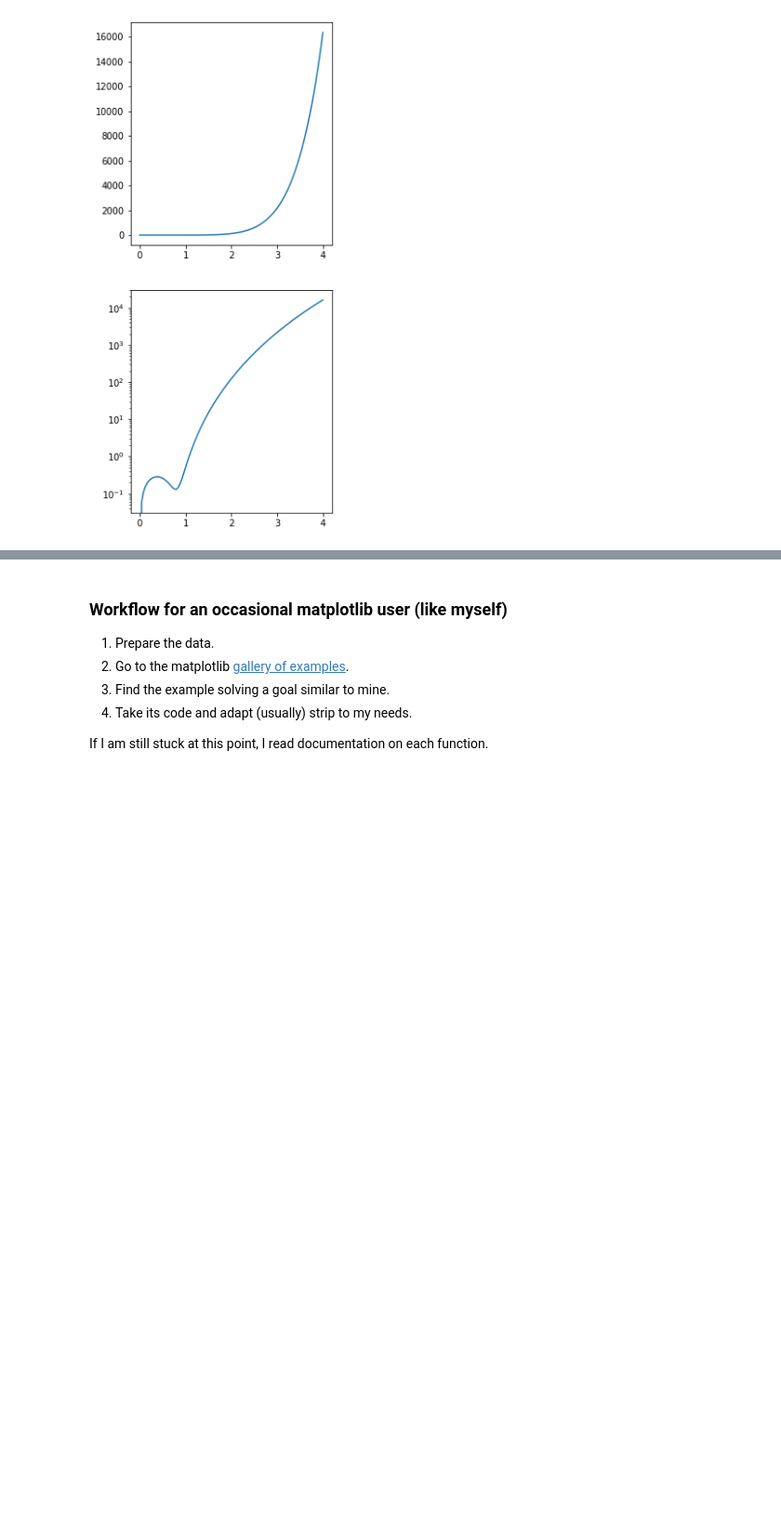
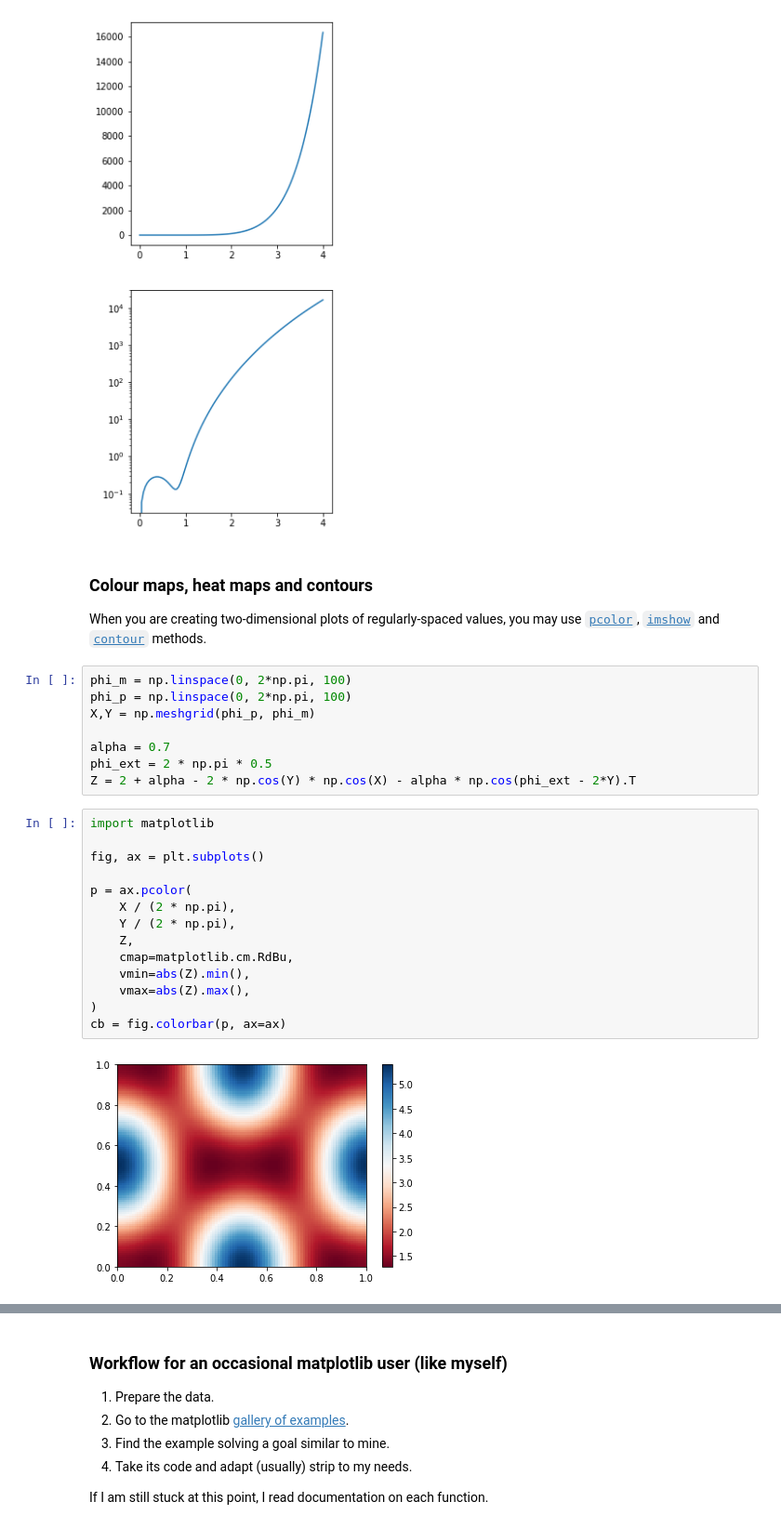
Before and after one commit to HiLASEPythonCourse/hilase-python-course-2021, a Jupyter notebook: 180_static_plots.ipynb, the cells around one changed output, grey strips where cells are left out. Shown at 93% size. Cells and saved outputs as stored; diff of their text form; blank space fills up the shorter version.

Commit message:
2D plots

```diff
--- a/180_static_plots.ipynb
+++ b/180_static_plots.ipynb
@@ -386,3 +386,35 @@ ax[1].plot(x, y)
 ax[1].set_yscale("log")
 # %% [output]
 [figure]
+# %% [markdown]
+### Colour maps, heat maps and contours
+
+When you are creating two-dimensional plots of regularly-spaced values,
+you may use
+[`pcolor`](https://matplotlib.org/3.3.3/api/_as_gen/matplotlib.axes.Axes.pcolor.html),
+[`imshow`](https://matplotlib.org/3.3.3/api/_as_gen/matplotlib.axes.Axes.imshow.html) and
+[`contour`](https://matplotlib.org/3.3.3/api/_as_gen/matplotlib.axes.Axes.contour.html) methods.
+# %%
+phi_m = np.linspace(0, 2*np.pi, 100)
+phi_p = np.linspace(0, 2*np.pi, 100)
+X,Y = np.meshgrid(phi_p, phi_m)
+
+alpha = 0.7
+phi_ext = 2 * np.pi * 0.5
+Z = 2 + alpha - 2 * np.cos(Y) * np.cos(X) - alpha * np.cos(phi_ext - 2*Y).T
+# %%
+import matplotlib
+
+fig, ax = plt.subplots()
+
+p = ax.pcolor(
+    X / (2 * np.pi),
+    Y / (2 * np.pi),
+    Z,
+    cmap=matplotlib.cm.RdBu,
+    vmin=abs(Z).min(),
+    vmax=abs(Z).max(),
+)
+cb = fig.colorbar(p, ax=ax)
+# %% [output]
+[figure, added]
```
Also changed, not shown: parts of 7 cells of this notebook.
